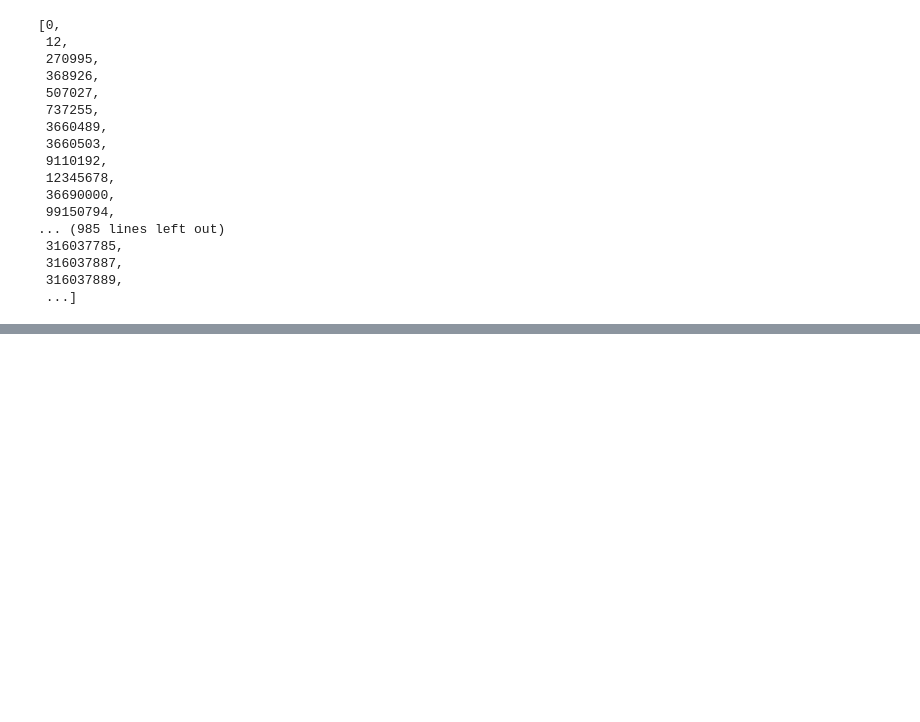
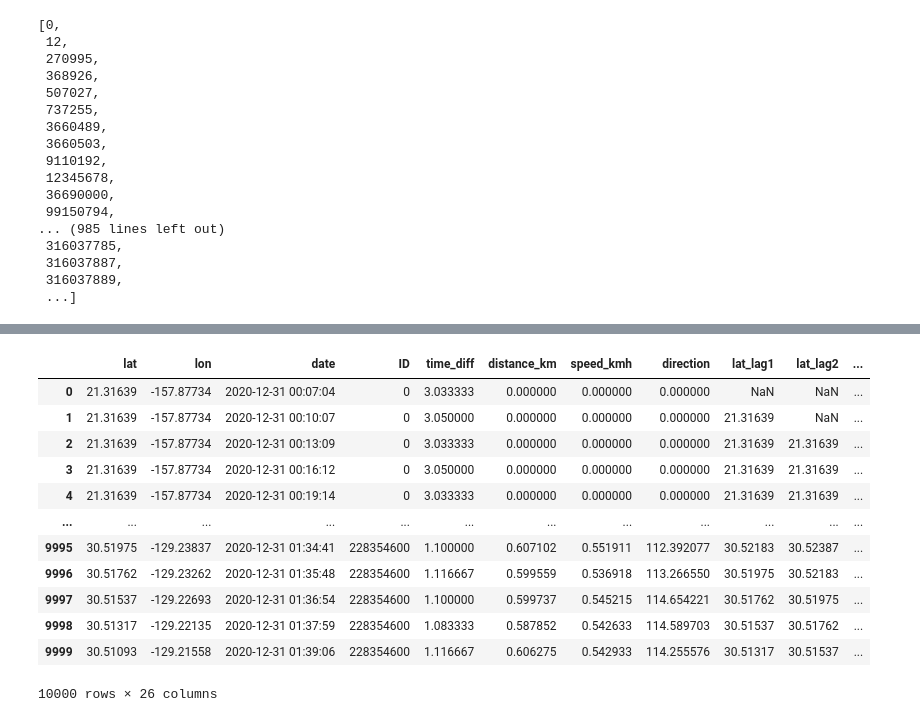
Before and after one commit to saebof/traj, a Jupyter notebook: ex3.ipynb, the cells around one changed output, grey strips where cells are left out. Saved outputs shown, nothing was run; the diff lists cells and outputs as text; code cells hidden in the pictures; blank space fills up the shorter version.

```diff
--- a/ex3.ipynb
+++ b/ex3.ipynb
@@ -366,0 +357,13 @@ df.to_csv("ais_fixed1.csv",index=False)
+# %%
+
+# Add a new column to mark the start and end points
+df['StartPoint'] = 0
+df['EndPoint'] = 0
+
+# Identify start and end indices for each unique ID
+grouped_indices = df.groupby('ID').apply(lambda group: (group.index[0], group.index[-1]))
+
+# Mark the start and end points in the dataframe
+for start_index, end_index in grouped_indices:
+    df.at[start_index, 'StartPoint'] = 1
+    df.at[end_index, 'EndPoint'] = 1
@@ -366,0 +526,16 @@ df.to_csv("ais_fixed1.csv",index=False)
+# %%
+df
+# %% [output]
+|  | lat | lon | date | ID | time_diff | distance_km | speed_kmh | direction | lat_lag1 | lat_lag2 | ... |
+| 0 | 21.31639 | -157.87734 | 2020-12-31 00:07:04 | 0 | 3.033333 | 0.000000 | 0.000000 | 0.000000 | NaN | NaN | ... |
+| 1 | 21.31639 | -157.87734 | 2020-12-31 00:10:07 | 0 | 3.050000 | 0.000000 | 0.000000 | 0.000000 | 21.31639 | NaN | ... |
+| 2 | 21.31639 | -157.87734 | 2020-12-31 00:13:09 | 0 | 3.033333 | 0.000000 | 0.000000 | 0.000000 | 21.31639 | 21.31639 | ... |
+| 3 | 21.31639 | -157.87734 | 2020-12-31 00:16:12 | 0 | 3.050000 | 0.000000 | 0.000000 | 0.000000 | 21.31639 | 21.31639 | ... |
+| 4 | 21.31639 | -157.87734 | 2020-12-31 00:19:14 | 0 | 3.033333 | 0.000000 | 0.000000 | 0.000000 | 21.31639 | 21.31639 | ... |
+| ... | ... | ... | ... | ... | ... | ... | ... | ... | ... | ... | ... |
+| 9995 | 30.51975 | -129.23837 | 2020-12-31 01:34:41 | 228354600 | 1.100000 | 0.607102 | 0.551911 | 112.392077 | 30.52183 | 30.52387 | ... |
+| 9996 | 30.51762 | -129.23262 | 2020-12-31 01:35:48 | 228354600 | 1.116667 | 0.599559 | 0.536918 | 113.266550 | 30.51975 | 30.52183 | ... |
+| 9997 | 30.51537 | -129.22693 | 2020-12-31 01:36:54 | 228354600 | 1.100000 | 0.599737 | 0.545215 | 114.654221 | 30.51762 | 30.51975 | ... |
+| 9998 | 30.51317 | -129.22135 | 2020-12-31 01:37:59 | 228354600 | 1.083333 | 0.587852 | 0.542633 | 114.589703 | 30.51537 | 30.51762 | ... |
+| 9999 | 30.51093 | -129.21558 | 2020-12-31 01:39:06 | 228354600 | 1.116667 | 0.606275 | 0.542933 | 114.255576 | 30.51317 | 30.51537 | ... |
+10000 rows × 26 columns
```
Also changed, not shown: parts of 19 cells of this notebook.
